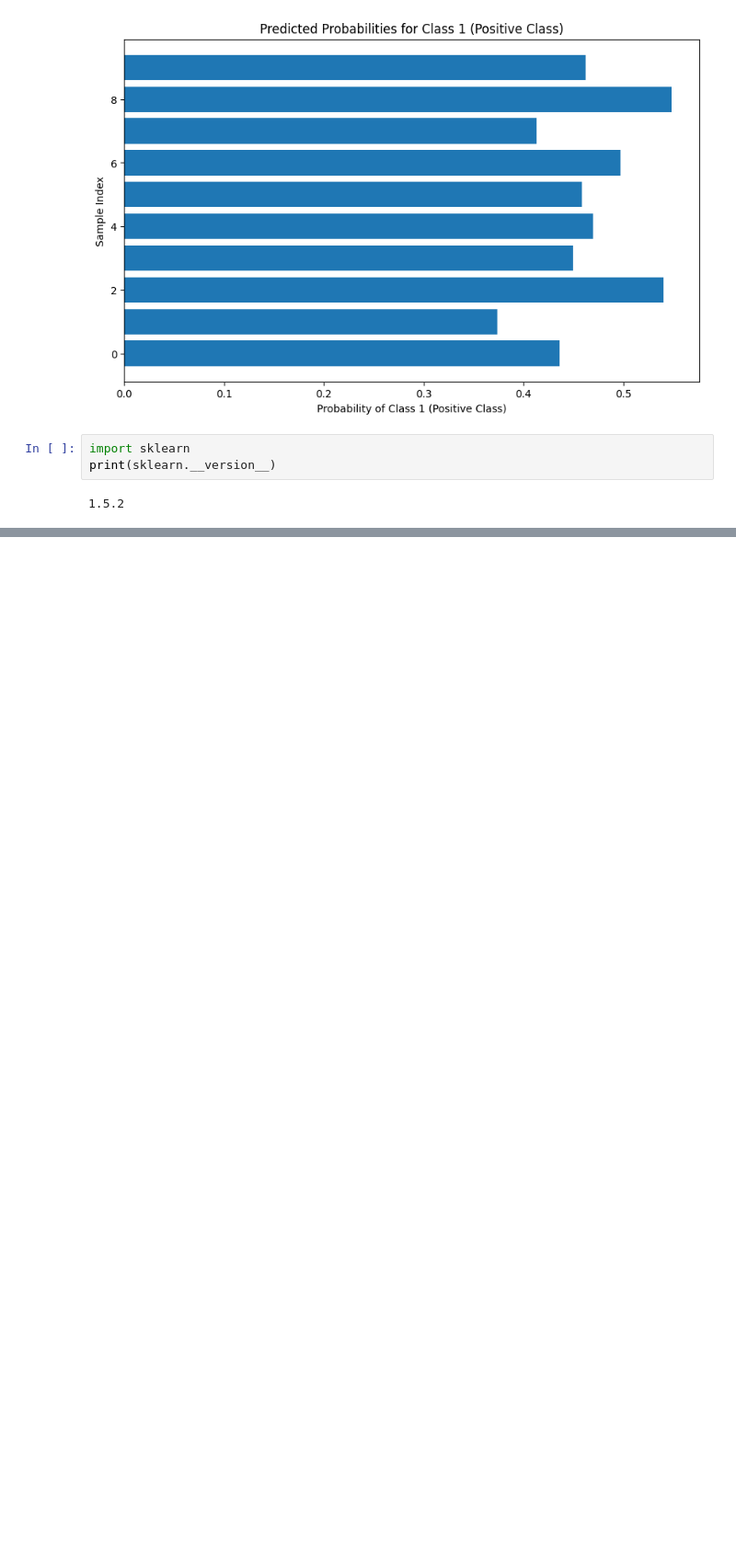
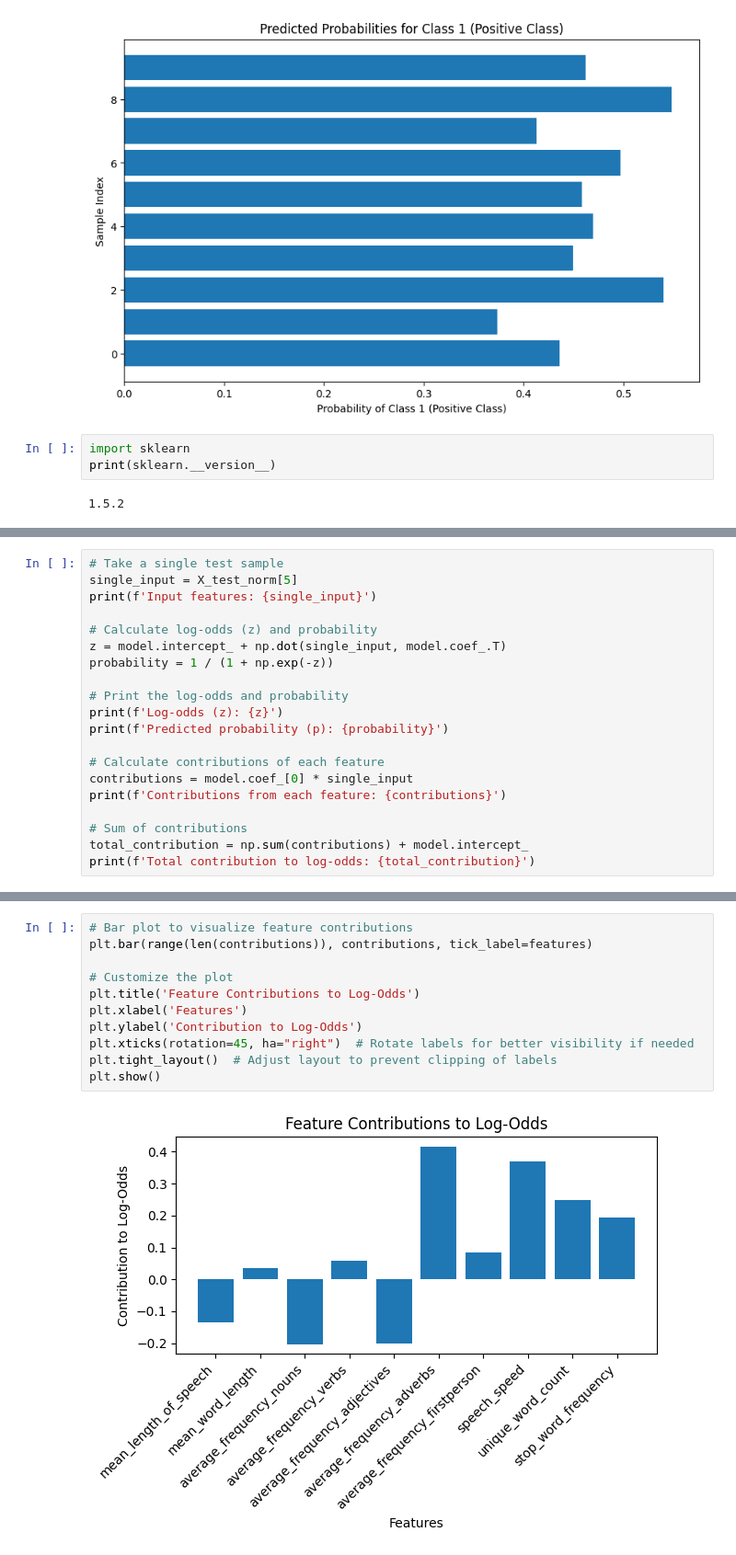
Before and after one commit to sochinghong/SU_project, a Jupyter notebook: simple_classification_v2.ipynb, the cells around one changed output, grey strips where cells are left out. Shown at 92% size. Cells and saved outputs as stored; diff of their text form; blank space fills up the shorter version.

```diff
--- a/simple_classification_v2.ipynb
+++ b/simple_classification_v2.ipynb
@@ -1181,0 +814,20 @@ print(sklearn.__version__)
+# %%
+# Take a single test sample
+single_input = X_test_norm[5]
+print(f'Input features: {single_input}')
+
+# Calculate log-odds (z) and probability
+z = model.intercept_ + np.dot(single_input, model.coef_.T)
+probability = 1 / (1 + np.exp(-z))
+
+# Print the log-odds and probability
+print(f'Log-odds (z): {z}')
+print(f'Predicted probability (p): {probability}')
+
+# Calculate contributions of each feature
+contributions = model.coef_[0] * single_input
+print(f'Contributions from each feature: {contributions}')
+
+# Sum of contributions
+total_contribution = np.sum(contributions) + model.intercept_
+print(f'Total contribution to log-odds: {total_contribution}')
@@ -1181,0 +842,13 @@ print(sklearn.__version__)
+# %%
+# Bar plot to visualize feature contributions
+plt.bar(range(len(contributions)), contributions, tick_label=features)
+
+# Customize the plot
+plt.title('Feature Contributions to Log-Odds')
+plt.xlabel('Features')
+plt.ylabel('Contribution to Log-Odds')
+plt.xticks(rotation=45, ha="right")  # Rotate labels for better visibility if needed
+plt.tight_layout()  # Adjust layout to prevent clipping of labels
+plt.show()
+# %% [output]
+[figure, added]
```
Also changed, not shown: parts of 31 cells of this notebook.
